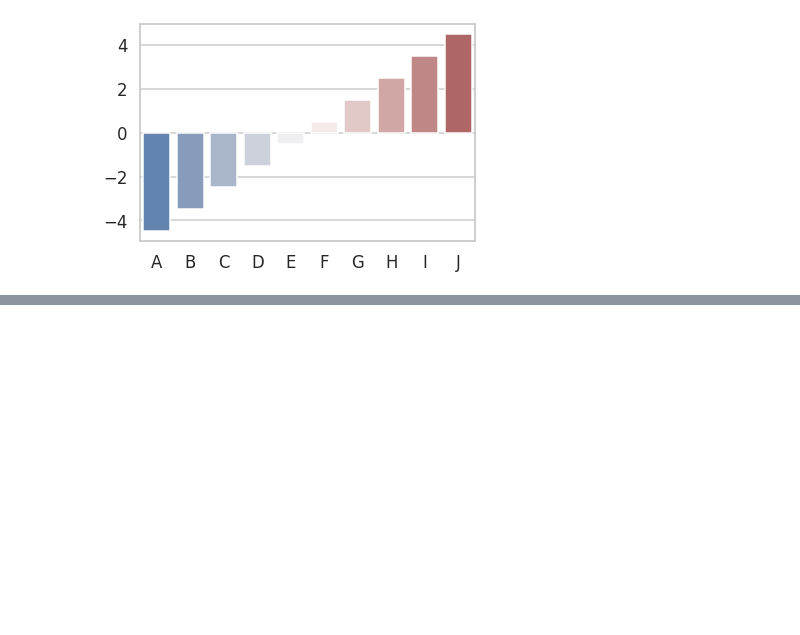
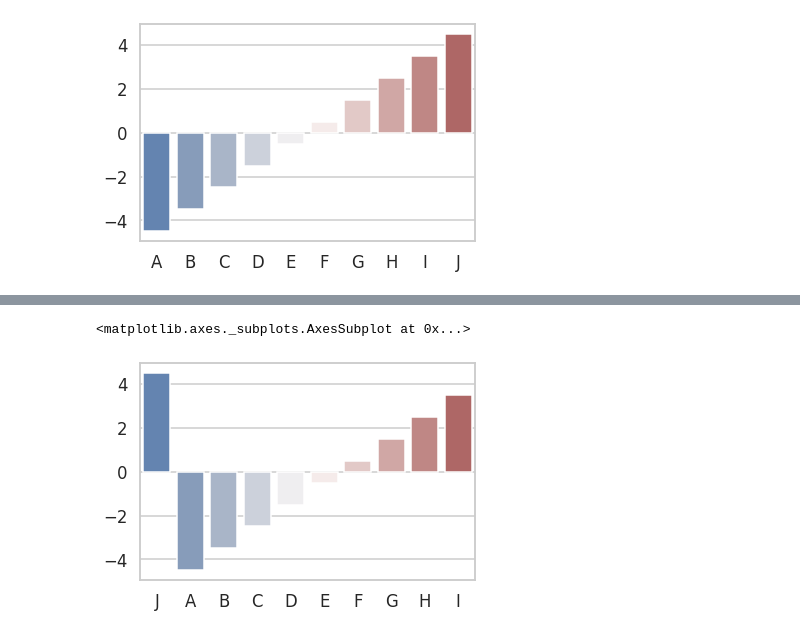
Before and after one commit to Jake0925/Seaborn, a Jupyter notebook: Seaborn_Barplot.ipynb, the cells around one changed output, grey strips where cells are left out. Drawn from its saved outputs; the diff is of its cells as text; code cells hidden in the pictures; blank space fills up the shorter version.

```diff
--- a/Seaborn_Barplot.ipynb
+++ b/Seaborn_Barplot.ipynb
@@ -55,0 +56,7 @@ sns.despine(bottom=True) # 그래프 박스외곽부의 상하라인 제거
+# %%
+# order - 원하는 순서데로 인덱스 변경
+
+sns.barplot(x=x,y=y2, palette='vlag',order=['J','A','B','C','D','E','F','G','H','I'])
+# %% [output]
+<matplotlib.axes._subplots.AxesSubplot at 0x...>
+[figure, added]
```
Also changed, not shown: parts of 2 cells of this notebook.
